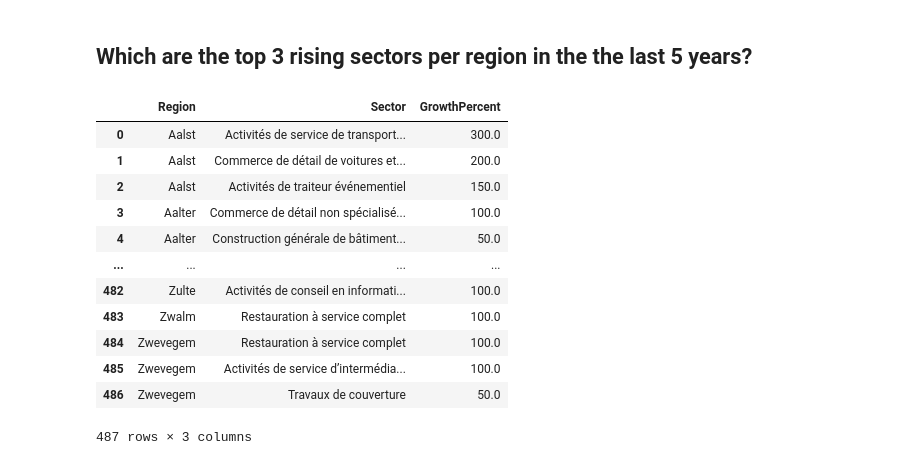
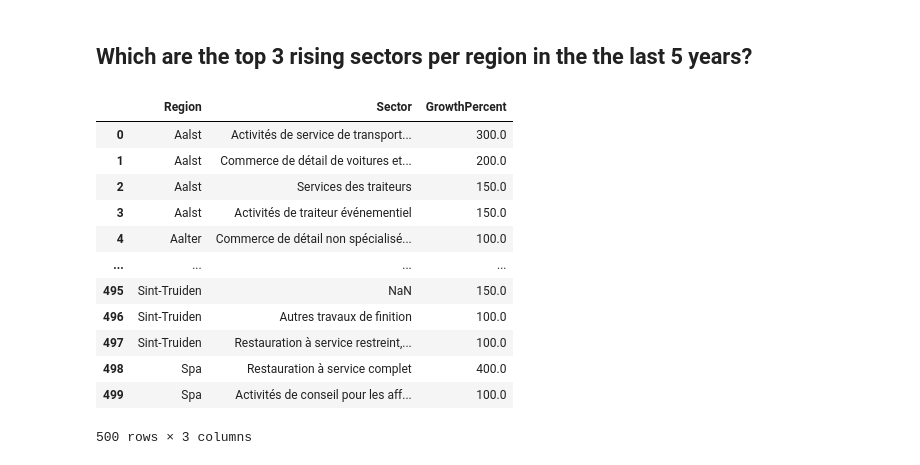
Before and after one commit to albertopd/challenge-data-analysis-sql, a Jupyter notebook: data-analysis-sql.ipynb, the cells around one changed output. Drawn from its saved outputs; the diff is of its cells as text; code cells hidden in the pictures.

```diff
--- a/data-analysis-sql.ipynb
+++ b/data-analysis-sql.ipynb
@@ -392,43 +485,44 @@ query = """
             FROM growth_calc gr2
             WHERE gr2.Region = gr.Region AND gr2.GrowthPercent > gr.GrowthPercent
         ) < 3
     ORDER BY gr.Region, gr.GrowthPercent DESC;
 """
 df_growth = pd.read_sql_query(query, conn)
 
 query_code = """
-SELECT Code, Description
-FROM code
-WHERE Category = 'Nace2025' AND Language = 'FR'
+    SELECT Code, Description
+    FROM code
+    WHERE Category IN ('Nace2003', 'Nace2008', 'Nace2025')
+        AND Language = 'FR'
 """
 df_codes = pd.read_sql_query(query_code, conn)
 
 # Ensure types match for the merge key
 df_growth['NaceCode'] = df_growth['NaceCode'].astype(str)
 df_codes['Code'] = df_codes['Code'].astype(str)
 
 # Merge on code
 df_merged = df_growth.merge(df_codes, left_on='NaceCode', right_on='Code', how='left')
 
 # Drop the 'NaceCode' column and rename 'Description'
 df_merged = df_merged.drop(columns=['NaceCode'])
 df_merged = df_merged.rename(columns={'Description': 'Sector'})
 
 # Reorder columns
 df_merged = df_merged[['Region', 'Sector', 'GrowthPercent']]
 
 df_merged.head(500)
 # %% [output]
 |  | Region | Sector | GrowthPercent |
 | 0 | Aalst | Activités de service de transport... | 300.0 |
 | 1 | Aalst | Commerce de détail de voitures et... | 200.0 |
-| 2 | Aalst | Activités de traiteur événementiel | 150.0 |
-| 3 | Aalter | Commerce de détail non spécialisé... | 100.0 |
-| 4 | Aalter | Construction générale de bâtiment... | 50.0 |
+| 2 | Aalst | Services des traiteurs | 150.0 |
+| 3 | Aalst | Activités de traiteur événementiel | 150.0 |
+| 4 | Aalter | Commerce de détail non spécialisé... | 100.0 |
 | ... | ... | ... | ... |
-| 482 | Zulte | Activités de conseil en informati... | 100.0 |
-| 483 | Zwalm | Restauration à service complet | 100.0 |
-| 484 | Zwevegem | Restauration à service complet | 100.0 |
-| 485 | Zwevegem | Activités de service d’intermédia... | 100.0 |
-| 486 | Zwevegem | Travaux de couverture | 50.0 |
+| 495 | Sint-Truiden | NaN | 150.0 |
+| 496 | Sint-Truiden | Autres travaux de finition | 100.0 |
+| 497 | Sint-Truiden | Restauration à service restreint,... | 100.0 |
+| 498 | Spa | Restauration à service complet | 400.0 |
+| 499 | Spa | Activités de conseil pour les aff... | 100.0 |
-487 rows × 3 columns
+500 rows × 3 columns
```
Also changed, not shown: parts of 6 cells of this notebook.
